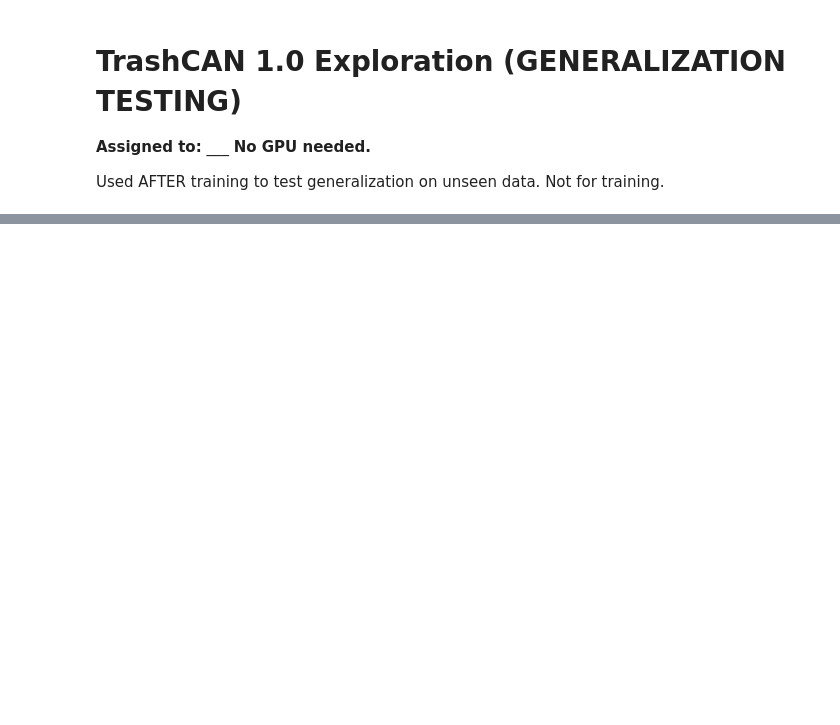
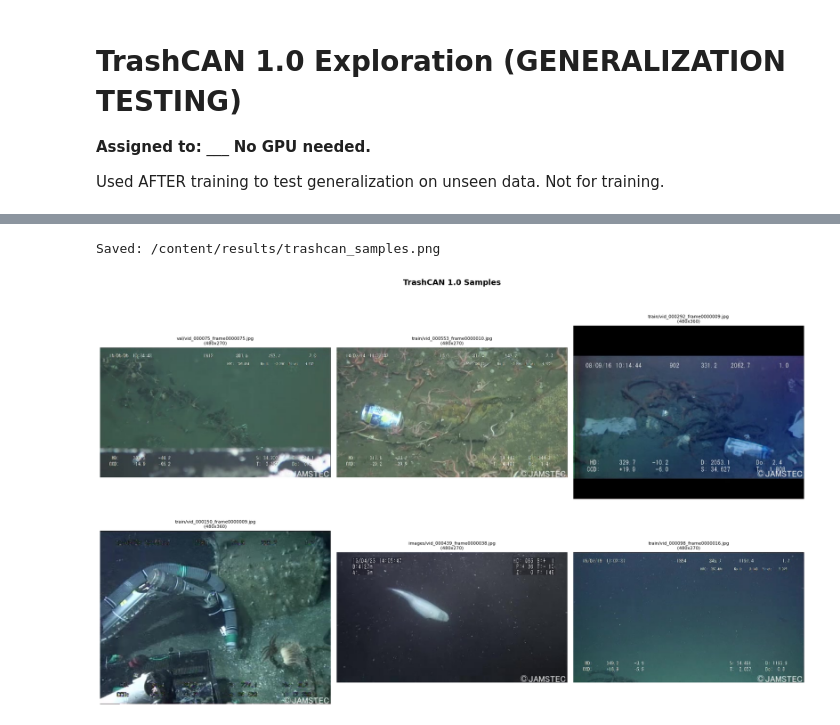
Before and after one commit to csdeepak/turb-detr-underwater-detection, a Jupyter notebook: notebooks/data exploration/explore_2_trashcan.ipynb, the cells around one changed output, grey strips where cells are left out. Saved outputs shown, nothing was run; the diff lists cells and outputs as text; code cells hidden in the pictures; blank space fills up the shorter version.

Commit message:
Improve TrashCAN exploration robustness and export Drive artifacts

```diff
--- a/notebooks/data exploration/explore_2_trashcan.ipynb
+++ b/notebooks/data exploration/explore_2_trashcan.ipynb
@@ -82,21 +347,43 @@ else:
 # %%
 # === SAMPLE IMAGES ===
-import cv2, numpy as np, matplotlib.pyplot as plt
 from pathlib import Path
-root = Path(DATASET)
-imgs = sorted(root.rglob("*.jpg")) + sorted(root.rglob("*.png"))
-if not imgs: print("No images!")
+
+if DATASET_PATH is None:
+    print("Skipping sample images (dataset not configured).")
 else:
-    np.random.seed(42)
-    picks = [imgs[i] for i in np.random.choice(len(imgs), min(6,len(imgs)), replace=False)]
-    fig, axes = plt.subplots(2,3, figsize=(18,12))
-    for i,p in enumerate(picks):
-        ax = axes[i//3][i%3]
-        img = cv2.imread(str(p))
-        if img is not None:
-            ax.imshow(cv2.cvtColor(img, cv2.COLOR_BGR2RGB))
-            ax.set_title(f"{p.parent.name}/{p.name}\n({img.shape[1]}x{img.shape[0]})", fontsize=8)
-        ax.axis("off")
-    plt.suptitle("TrashCAN 1.0 Samples", fontsize=14, fontweight="bold")
-    plt.tight_layout(); plt.savefig("/content/trashcan_samples.png",dpi=150,bbox_inches="tight"); plt.show()
+    try:
+        import cv2
+        import numpy as np
+        import matplotlib.pyplot as plt
+    except Exception:
+        print("Skipping image visualization (missing packages).")
+        print("To enable it, install deps and re-run:")
+        print("  pip install -r requirements.txt")
+    else:
+        root = Path(DATASET_PATH)
+        imgs = sorted(root.rglob("*.jpg")) + sorted(root.rglob("*.png"))
+        if not imgs:
+            print("No images!")
+        else:
+            np.random.seed(42)
+            picks = [imgs[i] for i in np.random.choice(len(imgs), min(6, len(imgs)), replace=False)]
+            fig, axes = plt.subplots(2, 3, figsize=(18, 12))
+            for i, p in enumerate(picks):
+                ax = axes[i // 3][i % 3]
+                img = cv2.imread(str(p))
+                if img is not None:
+                    ax.imshow(cv2.cvtColor(img, cv2.COLOR_BGR2RGB))
+                    ax.set_title(f"{p.parent.name}/{p.name}\n({img.shape[1]}x{img.shape[0]})", fontsize=8)
+                ax.axis("off")
+            plt.suptitle("TrashCAN 1.0 Samples", fontsize=14, fontweight="bold")
+            plt.tight_layout()
+
+            out_path = (repo_root / "results" / "trashcan_samples.png").resolve()
+            out_path.parent.mkdir(parents=True, exist_ok=True)
+            plt.savefig(str(out_path), dpi=150, bbox_inches="tight")
+            print(f"Saved: {out_path}")
+            plt.show()
+# %% [output]
+Saved: /content/results/trashcan_samples.png
+[figure, added]
 # %%
```
Also changed, not shown: parts of 7 cells of this notebook.
